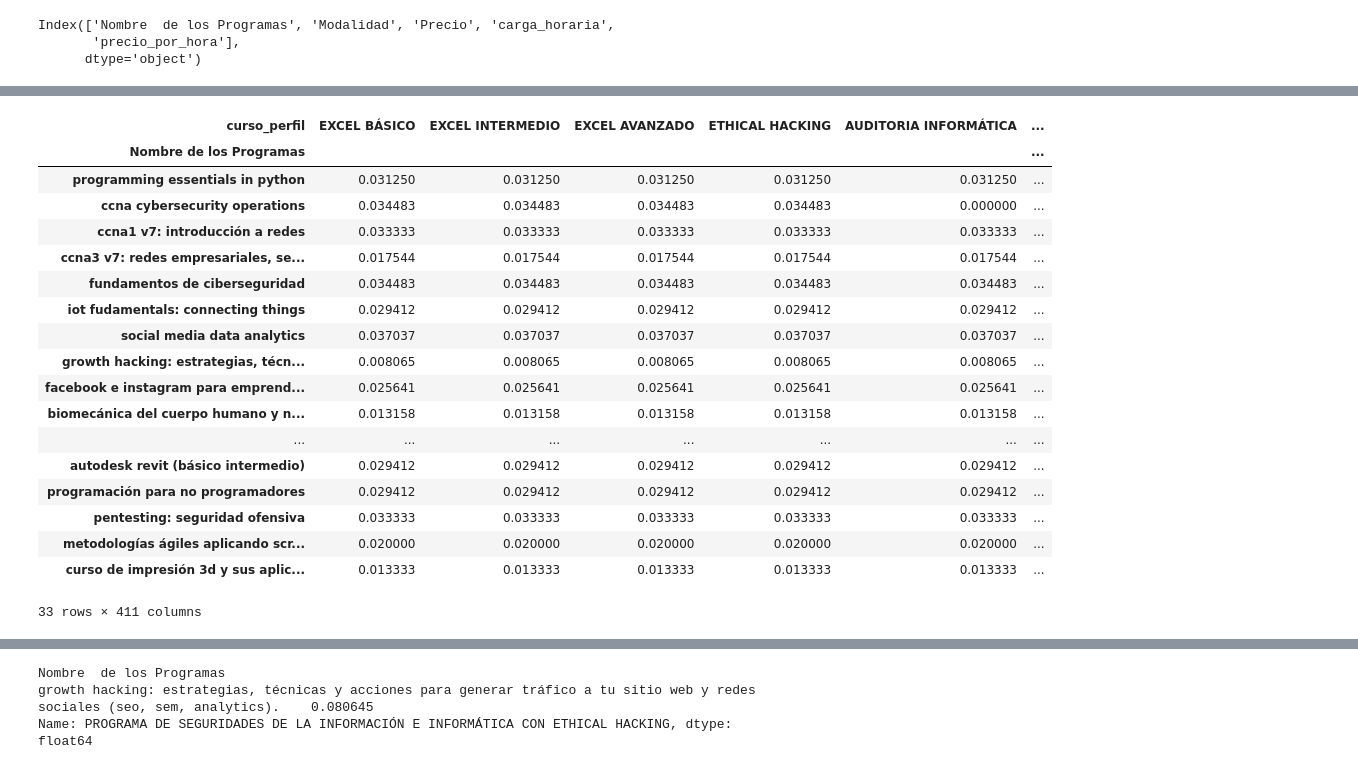
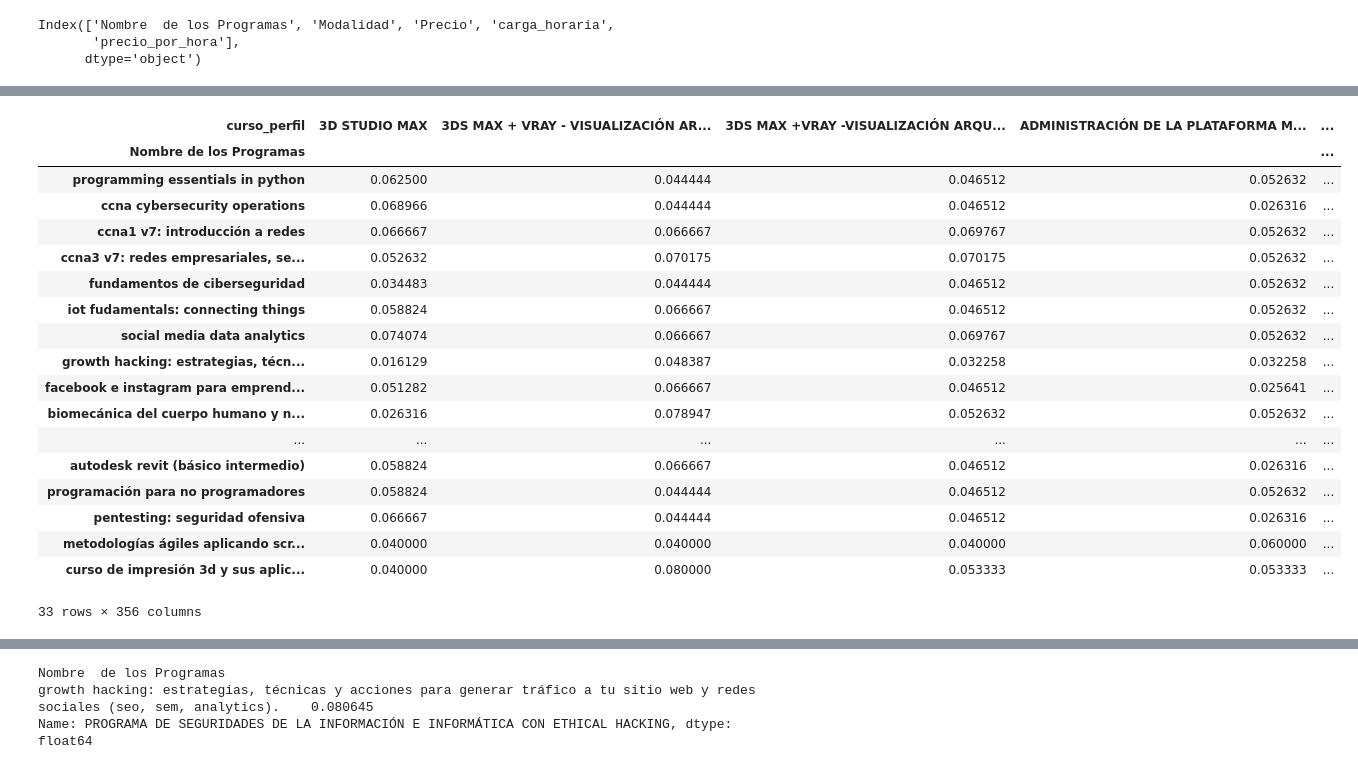
Before and after one commit to Herziox/Data-Mining-System-SETEC, a Jupyter notebook: 3_data_preprocesing_module/ETL_Costs.ipynb, the cells around one changed output, grey strips where cells are left out. Cells and saved outputs as stored; diff of their text form; code cells hidden in the pictures.

```diff
--- a/3_data_preprocesing_module/ETL_Costs.ipynb
+++ b/3_data_preprocesing_module/ETL_Costs.ipynb
@@ -60,15 +45,3 @@ array(['python', 'programación web', 'paginas web', 'datos', 'excel',
-# %%
-value_check = 'python'
-arr = []
-for i in range(len(keyword)):
-    # Similaridad
-    sub_arr = []
-    for j in range(len(keyword)):
-        similary = lev.similarity(keyword[i],keyword[j])
-        sub_arr.append(similary)
-    arr.append(sub_arr)
-
-res = pd.DataFrame(data=arr,columns=keyword,index=keyword)
 # %%
 #Filtrar las areas de Tecnologia y TICs
 
@@ -103,0 +56,4 @@ Name: Nombre  de los Programas, dtype: object
+# %%
+data= df_dim_curso_perfil.groupby(['curso_perfil','modalidad']).count().reset_index()
+data = data[['curso_perfil','modalidad']]
+data
@@ -107,31 +77,31 @@ arr = []
 for i in range(len(df_coec['Nombre  de los Programas'])):
     # Similaridad
     sub_arr = []
-    for j in range(len(df_dim_curso_perfil['curso_perfil'])):
-        similary = lev.similarity(df_coec['Nombre  de los Programas'].iloc[i],df_dim_curso_perfil['curso_perfil'].iloc[j])
+    for j in range(len(data['curso_perfil'])):
+        similary = lev.similarity(df_coec['Nombre  de los Programas'].iloc[i],data['curso_perfil'].iloc[j])
         sub_arr.append(similary)
     arr.append(sub_arr)
 # %%
-res = pd.DataFrame(data=arr,index=df_coec['Nombre  de los Programas'],columns=df_dim_curso_perfil['curso_perfil'])
+res = pd.DataFrame(data=arr,index=df_coec['Nombre  de los Programas'],columns=data['curso_perfil'])
 res
 # %% [output]
-| curso_perfil | EXCEL BÁSICO | EXCEL INTERMEDIO | EXCEL AVANZADO | ETHICAL HACKING | AUDITORIA INFORMÁTICA | ... |
-| Nombre de los Programas |  |  |  |  |  | ... |
-| programming essentials in python | 0.031250 | 0.031250 | 0.031250 | 0.031250 | 0.031250 | ... |
-| ccna cybersecurity operations | 0.034483 | 0.034483 | 0.034483 | 0.034483 | 0.000000 | ... |
-| ccna1 v7: introducción a redes | 0.033333 | 0.033333 | 0.033333 | 0.033333 | 0.033333 | ... |
-| ccna3 v7: redes empresariales, se... | 0.017544 | 0.017544 | 0.017544 | 0.017544 | 0.017544 | ... |
-| fundamentos de ciberseguridad | 0.034483 | 0.034483 | 0.034483 | 0.034483 | 0.034483 | ... |
-| iot fudamentals: connecting things | 0.029412 | 0.029412 | 0.029412 | 0.029412 | 0.029412 | ... |
-| social media data analytics | 0.037037 | 0.037037 | 0.037037 | 0.037037 | 0.037037 | ... |
-| growth hacking: estrategias, técn... | 0.008065 | 0.008065 | 0.008065 | 0.008065 | 0.008065 | ... |
-| facebook e instagram para emprend... | 0.025641 | 0.025641 | 0.025641 | 0.025641 | 0.025641 | ... |
-| biomecánica del cuerpo humano y n... | 0.013158 | 0.013158 | 0.013158 | 0.013158 | 0.013158 | ... |
-| ... | ... | ... | ... | ... | ... | ... |
-| autodesk revit (básico intermedio) | 0.029412 | 0.029412 | 0.029412 | 0.029412 | 0.029412 | ... |
-| programación para no programadores | 0.029412 | 0.029412 | 0.029412 | 0.029412 | 0.029412 | ... |
-| pentesting: seguridad ofensiva | 0.033333 | 0.033333 | 0.033333 | 0.033333 | 0.033333 | ... |
-| metodologías ágiles aplicando scr... | 0.020000 | 0.020000 | 0.020000 | 0.020000 | 0.020000 | ... |
-| curso de impresión 3d y sus aplic... | 0.013333 | 0.013333 | 0.013333 | 0.013333 | 0.013333 | ... |
+| curso_perfil | 3D STUDIO MAX | 3DS MAX + VRAY - VISUALIZACIÓN AR... | 3DS MAX +VRAY -VISUALIZACIÓN ARQU... | ADMINISTRACIÓN DE LA PLATAFORMA M... | ... |
+| Nombre de los Programas |  |  |  |  | ... |
+| programming essentials in python | 0.062500 | 0.044444 | 0.046512 | 0.052632 | ... |
+| ccna cybersecurity operations | 0.068966 | 0.044444 | 0.046512 | 0.026316 | ... |
+| ccna1 v7: introducción a redes | 0.066667 | 0.066667 | 0.069767 | 0.052632 | ... |
+| ccna3 v7: redes empresariales, se... | 0.052632 | 0.070175 | 0.070175 | 0.052632 | ... |
+| fundamentos de ciberseguridad | 0.034483 | 0.044444 | 0.046512 | 0.052632 | ... |
+| iot fudamentals: connecting things | 0.058824 | 0.066667 | 0.046512 | 0.052632 | ... |
+| social media data analytics | 0.074074 | 0.066667 | 0.069767 | 0.052632 | ... |
+| growth hacking: estrategias, técn... | 0.016129 | 0.048387 | 0.032258 | 0.032258 | ... |
+| facebook e instagram para emprend... | 0.051282 | 0.066667 | 0.046512 | 0.025641 | ... |
+| biomecánica del cuerpo humano y n... | 0.026316 | 0.078947 | 0.052632 | 0.052632 | ... |
+| ... | ... | ... | ... | ... | ... |
+| autodesk revit (básico intermedio) | 0.058824 | 0.066667 | 0.046512 | 0.026316 | ... |
+| programación para no programadores | 0.058824 | 0.044444 | 0.046512 | 0.052632 | ... |
+| pentesting: seguridad ofensiva | 0.066667 | 0.044444 | 0.046512 | 0.026316 | ... |
+| metodologías ágiles aplicando scr... | 0.040000 | 0.040000 | 0.040000 | 0.060000 | ... |
+| curso de impresión 3d y sus aplic... | 0.040000 | 0.080000 | 0.053333 | 0.053333 | ... |
-33 rows × 411 columns
+33 rows × 356 columns
 # %%
```
Also changed, not shown: parts of 5 cells of this notebook.
